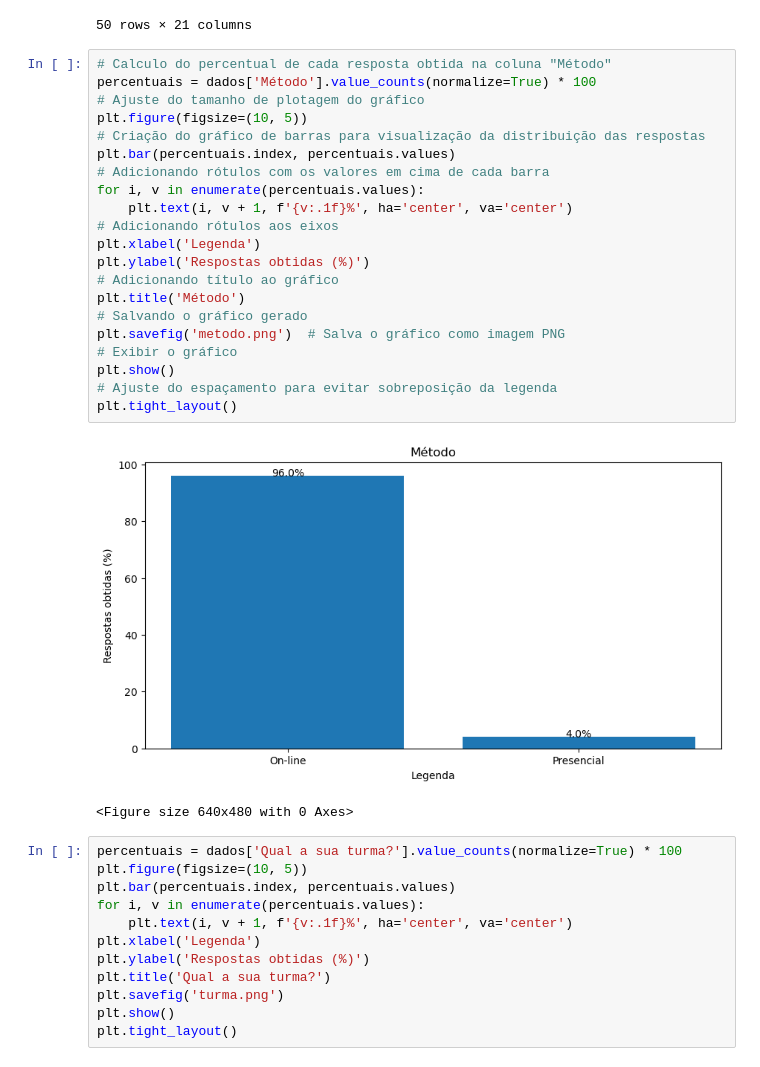
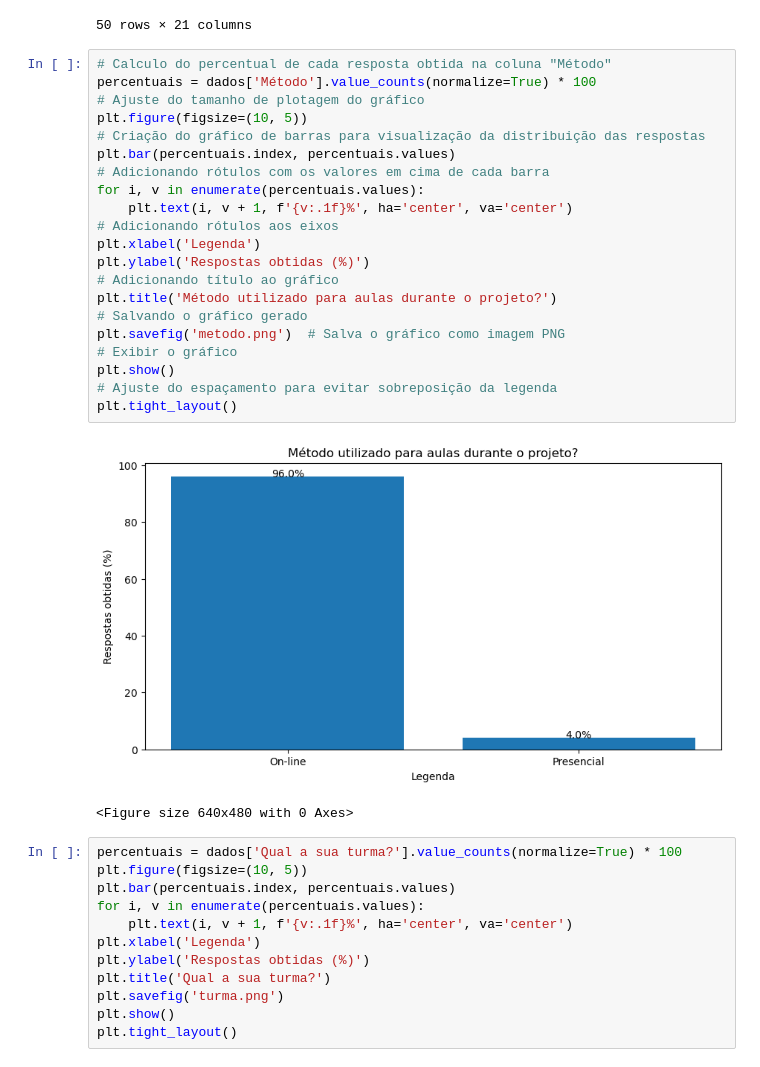
Before and after one commit to JessicaArauj/IMPACTA, a Jupyter notebook: Análise.ipynb, the cells around one changed output. Cells and saved outputs as stored; diff of their text form.

```diff
--- a/Análise.ipynb
+++ b/Análise.ipynb
@@ -32,26 +32,26 @@ dados
 # %%
 # Calculo do percentual de cada resposta obtida na coluna "Método"
 percentuais = dados['Método'].value_counts(normalize=True) * 100
 # Ajuste do tamanho de plotagem do gráfico
 plt.figure(figsize=(10, 5))
 # Criação do gráfico de barras para visualização da distribuição das respostas
 plt.bar(percentuais.index, percentuais.values)
 # Adicionando rótulos com os valores em cima de cada barra
 for i, v in enumerate(percentuais.values):
     plt.text(i, v + 1, f'{v:.1f}%', ha='center', va='center')
 # Adicionando rótulos aos eixos
 plt.xlabel('Legenda')
 plt.ylabel('Respostas obtidas (%)')
 # Adicionando título ao gráfico
-plt.title('Método')
+plt.title('Método utilizado para aulas durante o projeto?')
 # Salvando o gráfico gerado
 plt.savefig('metodo.png')  # Salva o gráfico como imagem PNG
 # Exibir o gráfico
 plt.show()
 # Ajuste do espaçamento para evitar sobreposição da legenda
 plt.tight_layout()
 # %% [output]
-[figure, old version]
+[figure, new version]
 <Figure size 640x480 with 0 Axes>
 # %%
 percentuais = dados['Qual a sua turma?'].value_counts(normalize=True) * 100
```
Also changed, not shown: parts of 8 cells of this notebook, 22 other files.
